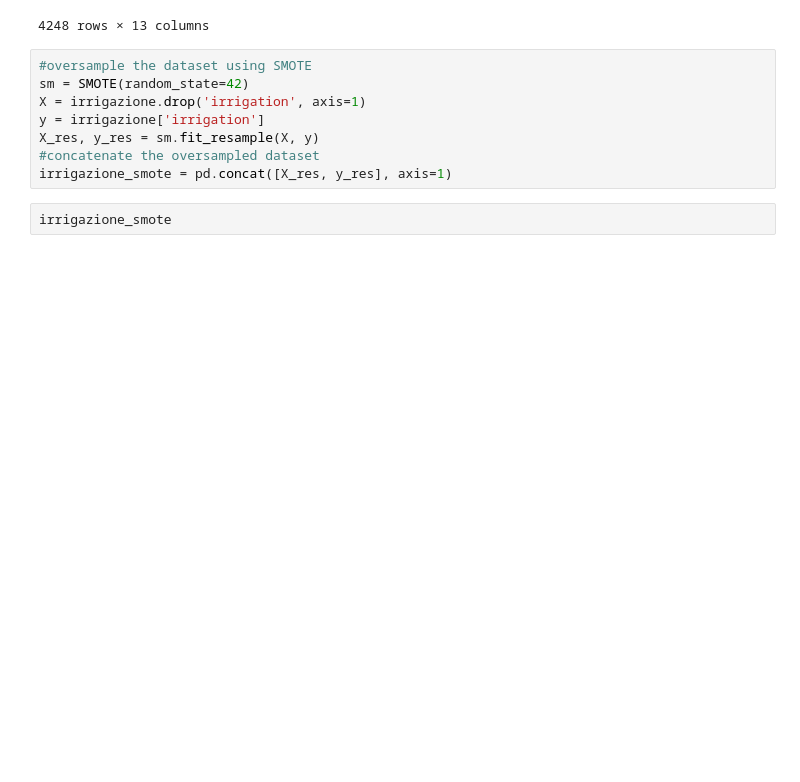
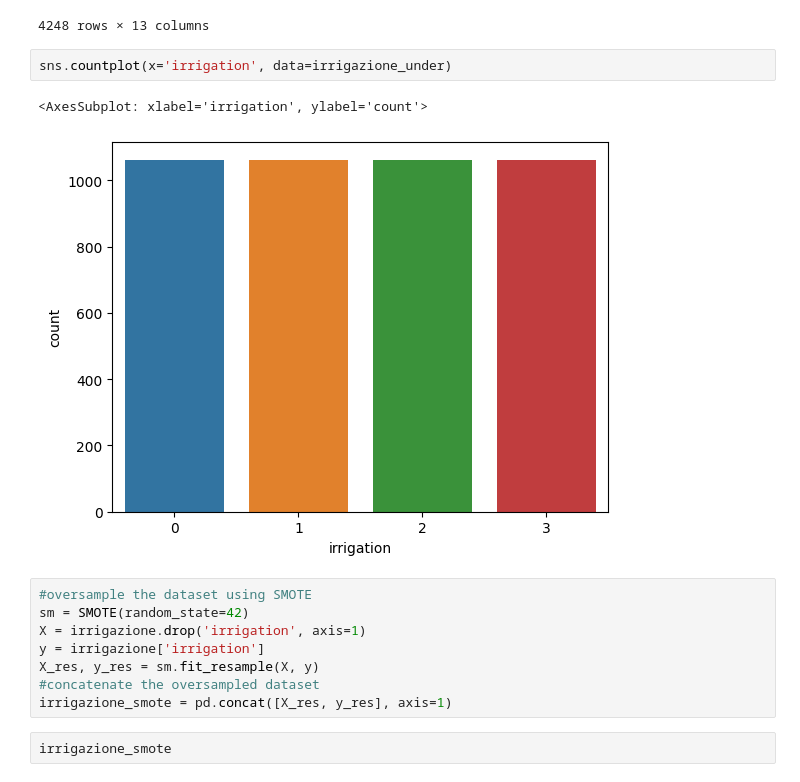
Before and after one commit to benedettoscala/EnIA-FIA, a Jupyter notebook: Pipeline/EnIANotebook.ipynb, the cells around one changed output. Drawn from its saved outputs; the diff is of its cells as text; blank space fills up the shorter version.

```diff
--- a/Pipeline/EnIANotebook.ipynb
+++ b/Pipeline/EnIANotebook.ipynb
@@ -159,6 +159,11 @@ irrigazione_under
 | 4246 | 998.22 | 0.13 | 4.85 | 0.5 | 4.62 | ... |
 | 4247 | 1000.67 | 0.20 | 4.30 | 0.0 | 6.03 | ... |
 4248 rows × 13 columns
+# %%
+sns.countplot(x='irrigation', data=irrigazione_under)
+# %% [output]
+<AxesSubplot: xlabel='irrigation', ylabel='count'>
+[figure, added]
 # %%
 #oversample the dataset using SMOTE
 sm = SMOTE(random_state=42)
```
Also changed, not shown: parts of 22 cells of this notebook, 1 other file.
